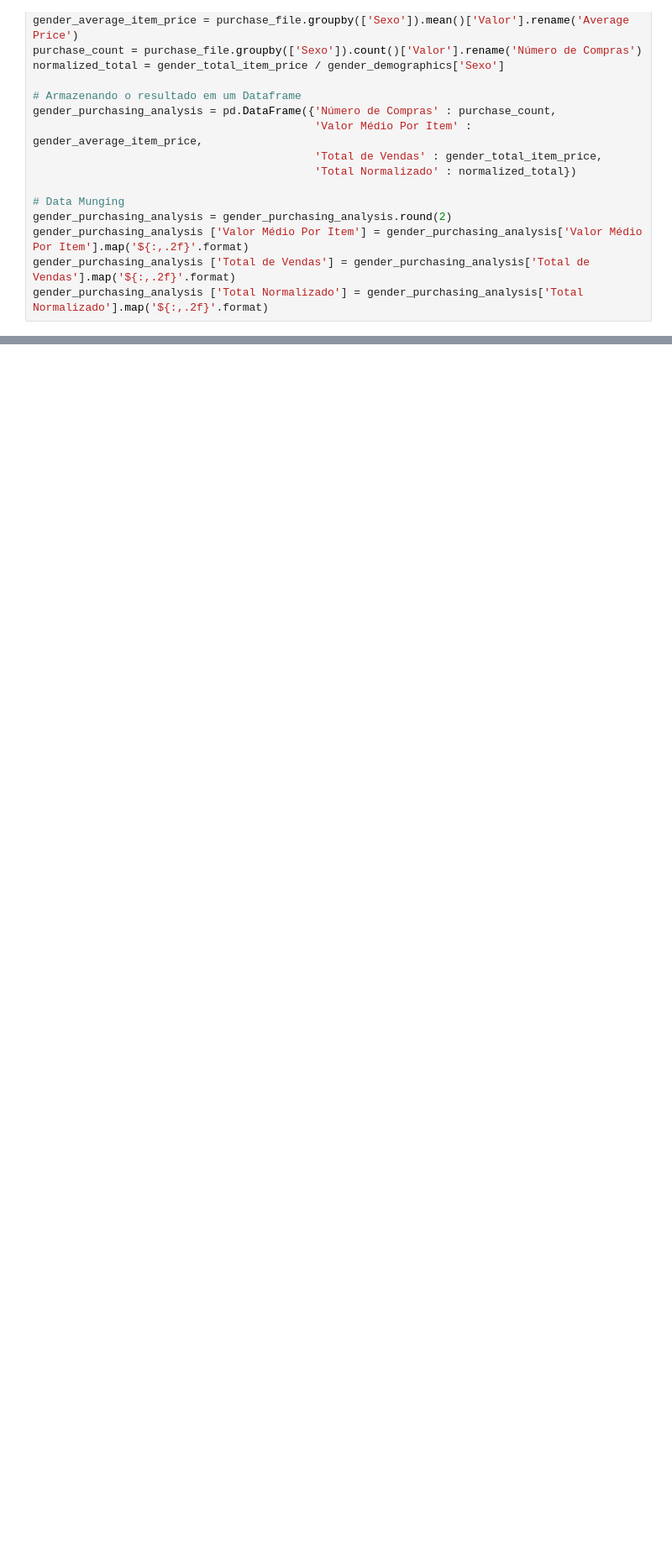
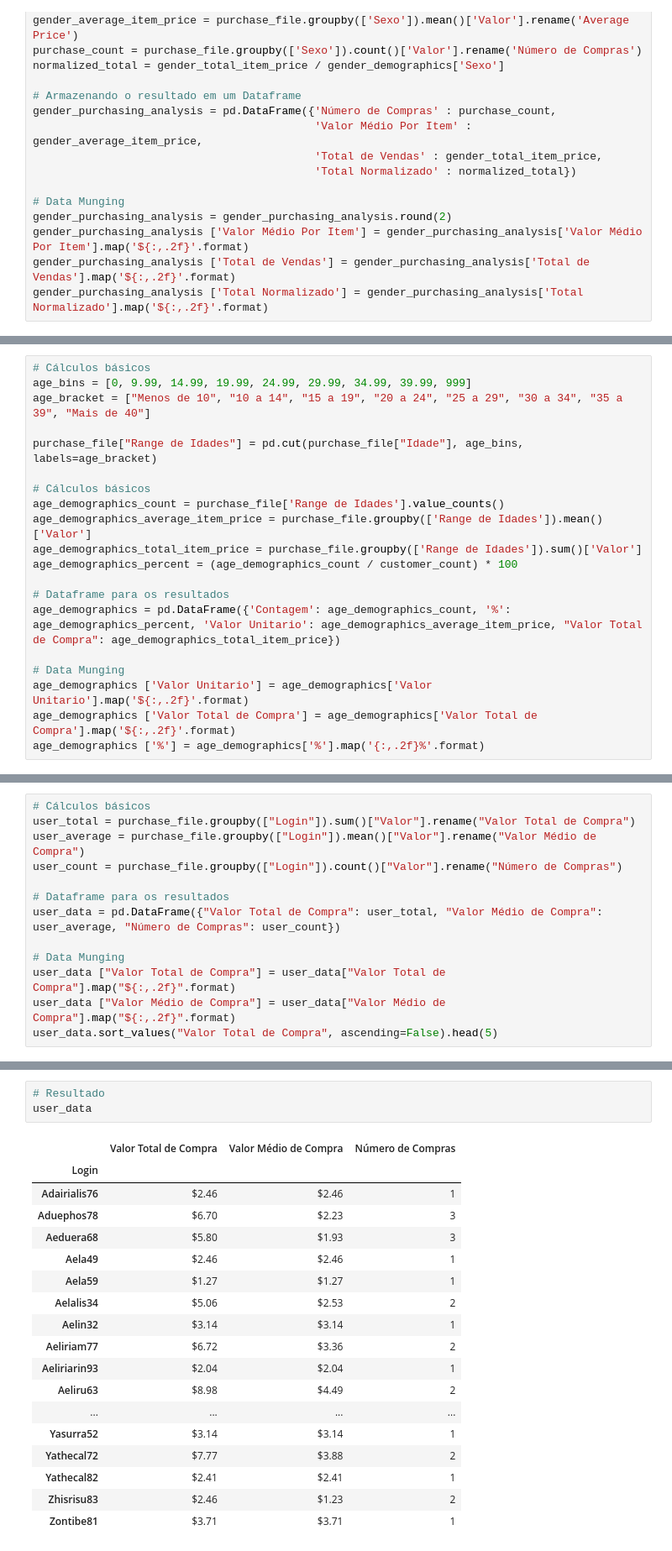
Before and after one commit to regianembrito/DataScience, a Jupyter notebook: PythonFundamentos - Data Science Academy/Cap07/Missao5.ipynb, the cells around one changed output, grey strips where cells are left out. Shown at 84% size. Saved outputs shown, nothing was run; the diff lists cells and outputs as text; blank space fills up the shorter version.

```diff
--- a/PythonFundamentos - Data Science Academy/Cap07/Missao5.ipynb
+++ b/PythonFundamentos - Data Science Academy/Cap07/Missao5.ipynb
@@ -143,0 +265,20 @@ Name: Total de Vendas, dtype: float64
+# %%
+# Cálculos básicos
+age_bins = [0, 9.99, 14.99, 19.99, 24.99, 29.99, 34.99, 39.99, 999]
+age_bracket = ["Menos de 10", "10 a 14", "15 a 19", "20 a 24", "25 a 29", "30 a 34", "35 a 39", "Mais de 40"]
+
+purchase_file["Range de Idades"] = pd.cut(purchase_file["Idade"], age_bins, labels=age_bracket)
+
+# Cálculos básicos
+age_demographics_count = purchase_file['Range de Idades'].value_counts()
+age_demographics_average_item_price = purchase_file.groupby(['Range de Idades']).mean()['Valor']
+age_demographics_total_item_price = purchase_file.groupby(['Range de Idades']).sum()['Valor']
+age_demographics_percent = (age_demographics_count / customer_count) * 100
+
+# Dataframe para os resultados
+age_demographics = pd.DataFrame({'Contagem': age_demographics_count, '%': age_demographics_percent, 'Valor Unitario': age_demographics_average_item_price, "Valor Total de Compra": age_demographics_total_item_price})
+
+# Data Munging
+age_demographics ['Valor Unitario'] = age_demographics['Valor Unitario'].map('${:,.2f}'.format)
+age_demographics ['Valor Total de Compra'] = age_demographics['Valor Total de Compra'].map('${:,.2f}'.format)
+age_demographics ['%'] = age_demographics['%'].map('{:,.2f}%'.format)
@@ -143,0 +311,13 @@ Name: Total de Vendas, dtype: float64
+# %%
+# Cálculos básicos
+user_total = purchase_file.groupby(["Login"]).sum()["Valor"].rename("Valor Total de Compra")
+user_average = purchase_file.groupby(["Login"]).mean()["Valor"].rename("Valor Médio de Compra")
+user_count = purchase_file.groupby(["Login"]).count()["Valor"].rename("Número de Compras")
+
+# Dataframe para os resultados
+user_data = pd.DataFrame({"Valor Total de Compra": user_total, "Valor Médio de Compra": user_average, "Número de Compras": user_count})
+
+# Data Munging
+user_data ["Valor Total de Compra"] = user_data["Valor Total de Compra"].map("${:,.2f}".format)
+user_data ["Valor Médio de Compra"] = user_data["Valor Médio de Compra"].map("${:,.2f}".format)
+user_data.sort_values("Valor Total de Compra", ascending=False).head(5)
@@ -143,0 +332,22 @@ Name: Total de Vendas, dtype: float64
+# %%
+# Resultado
+user_data
+# %% [output]
+|  | Valor Total de Compra | Valor Médio de Compra | Número de Compras |
+| Login |  |  |  |
+| Adairialis76 | $2.46 | $2.46 | 1 |
+| Aduephos78 | $6.70 | $2.23 | 3 |
+| Aeduera68 | $5.80 | $1.93 | 3 |
+| Aela49 | $2.46 | $2.46 | 1 |
+| Aela59 | $1.27 | $1.27 | 1 |
+| Aelalis34 | $5.06 | $2.53 | 2 |
+| Aelin32 | $3.14 | $3.14 | 1 |
+| Aeliriam77 | $6.72 | $3.36 | 2 |
+| Aeliriarin93 | $2.04 | $2.04 | 1 |
+| Aeliru63 | $8.98 | $4.49 | 2 |
+| ... | ... | ... | ... |
+| Yasurra52 | $3.14 | $3.14 | 1 |
+| Yathecal72 | $7.77 | $3.88 | 2 |
+| Yathecal82 | $2.41 | $2.41 | 1 |
+| Zhisrisu83 | $2.46 | $1.23 | 2 |
+| Zontibe81 | $3.71 | $3.71 | 1 |
```
Also changed, not shown: parts of 27 cells of this notebook, 7 other files.
